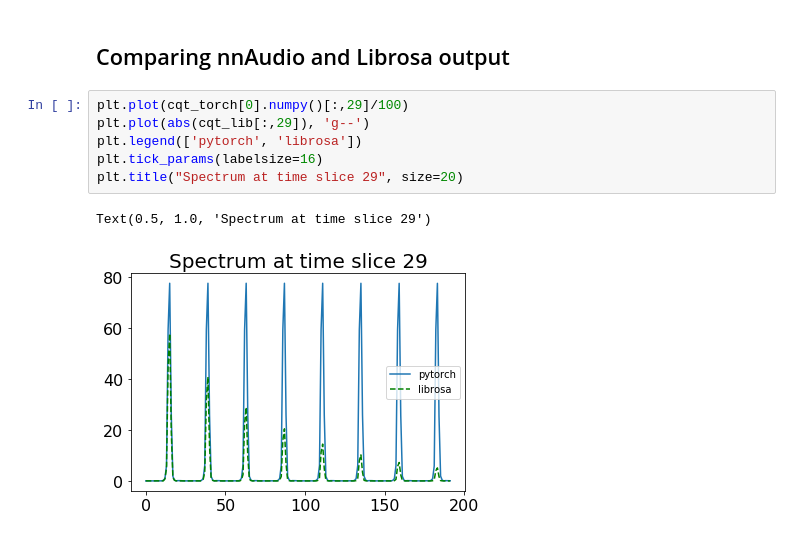
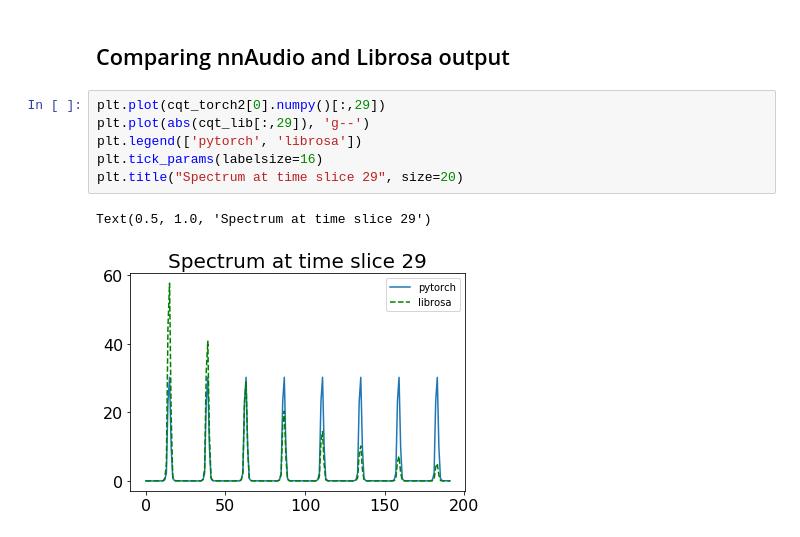
Before and after one commit to KinWaiCheuk/nnAudio, a Jupyter notebook: CQT.ipynb, the cells around one changed output. Saved outputs shown, nothing was run; the diff lists cells and outputs as text.

```diff
--- a/CQT.ipynb
+++ b/CQT.ipynb
@@ -85,11 +86,11 @@ plt.imshow(abs(cqt_lib),aspect='auto', origin='lower')
 # %% [markdown]
 ## Comparing nnAudio and Librosa output
 # %%
-plt.plot(cqt_torch[0].numpy()[:,29]/100)
+plt.plot(cqt_torch2[0].numpy()[:,29])
 plt.plot(abs(cqt_lib[:,29]), 'g--')
 plt.legend(['pytorch', 'librosa'])
 plt.tick_params(labelsize=16)
 plt.title("Spectrum at time slice 29", size=20)
 # %% [output]
 Text(0.5, 1.0, 'Spectrum at time slice 29')
-[figure, old version]
+[figure, new version]
```
Also changed, not shown: parts of 3 cells of this notebook, 3 other files.
